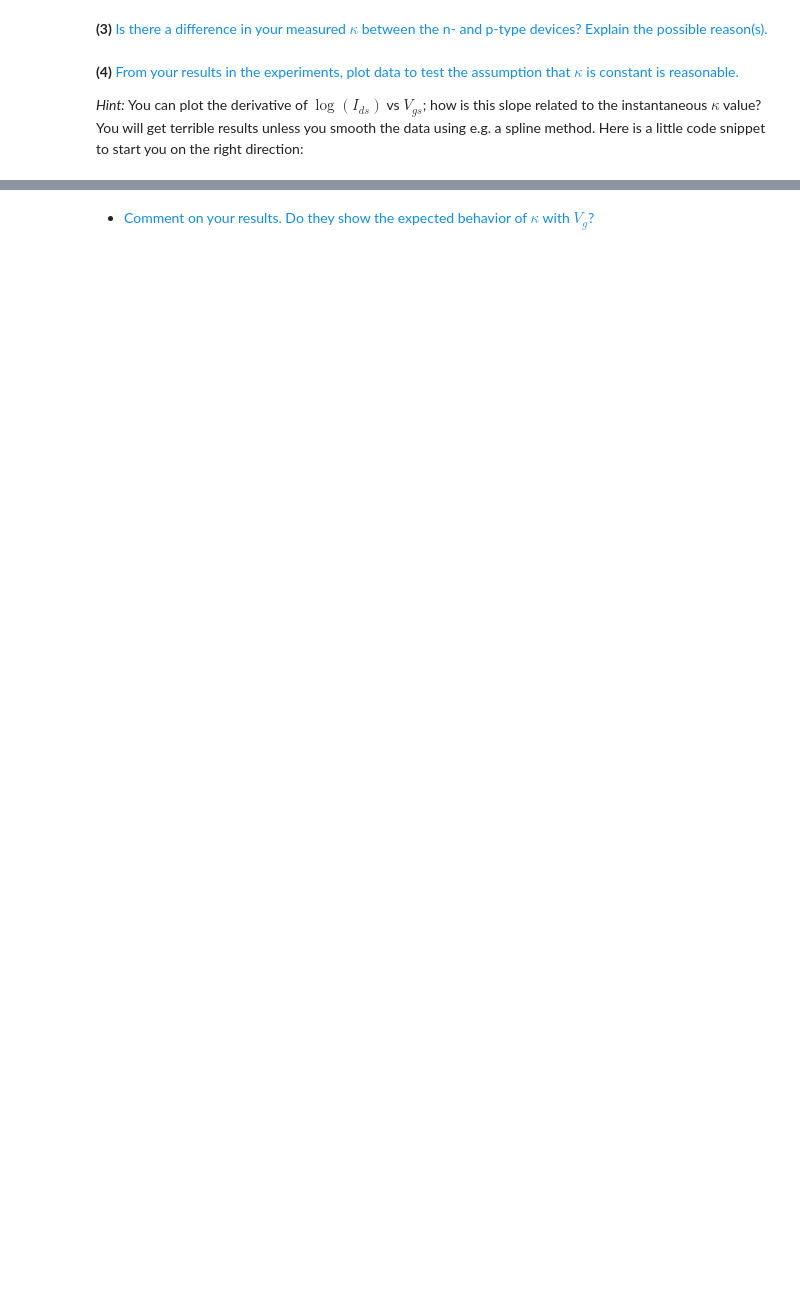
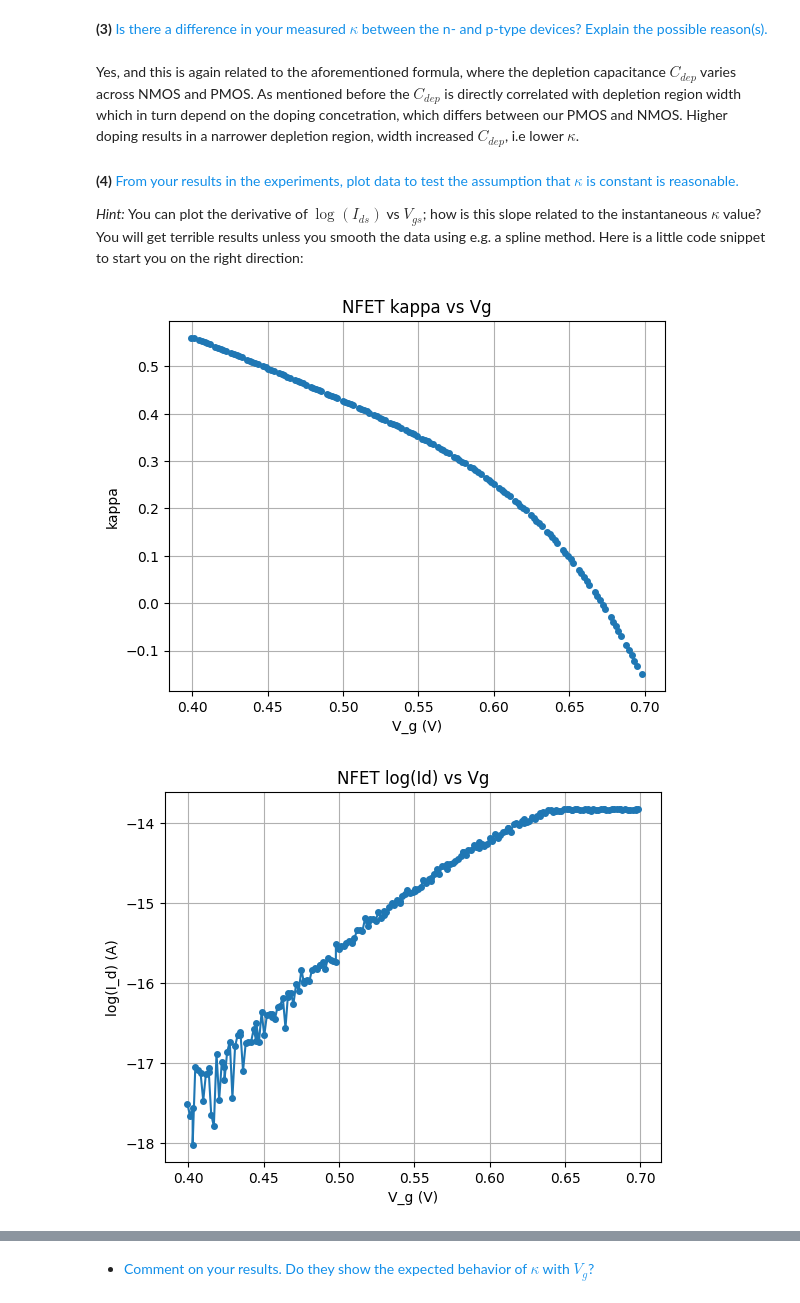
Before and after one commit to MariusFauteux/NE1-CoACH-LABS, a Jupyter notebook: Lab02.ipynb, the cells around one changed output, grey strips where cells are left out. Cells and saved outputs as stored; diff of their text form; code cells hidden in the pictures; blank space fills up the shorter version.

```diff
--- a/Lab02.ipynb
+++ b/Lab02.ipynb
@@ -735,6 +802,8 @@ on the channel (surface) potential? Assume that the doping density is uniform.</
 # %% [markdown]
 **(3)** <font color=#108ee9>Is there a difference in your measured $\kappa$ between the n- and p-type devices? Explain the possible reason(s).
 </font>
+# %% [markdown]
+Yes, and this is again related to the aforementioned formula, where the depletion capacitance $C_{dep}$ varies across NMOS and PMOS. As mentioned before the $C_{dep}$ is directly correlated with depletion region width which in turn depend on the doping concetration, which differs between our PMOS and NMOS. Higher doping results in a narrower depletion region, width increased $C_{dep}$, i.e lower $\kappa$.
 # %% [markdown]
 **(4)** <font color=#108ee9>From your results in the experiments, plot data to test
 the assumption that $\kappa$ is constant is reasonable.</font>
@@ -743,10 +812,29 @@ _Hint:_ You can plot the derivative of $\log(I_{ds})$ vs $V_{gs}$; how is this s
 # %%
 # computing slope from raw data is extremely noisy. We use spline here to fit data and then np.gradient
 # https://docs.scipy.org/doc/scipy/reference/generated/scipy.interpolate.splrep.html#scipy.interpolate.splrep
 # https://docs.scipy.org/doc/scipy/reference/generated/scipy.interpolate.splev.html#scipy.interpolate.splev
 from scipy.interpolate import splrep, splev
-
+import numpy as np
+import matplotlib.pyplot as plt
 ut=25e-3 # thermal voltage
 log_in_smooth=np.log(idn_corrected) # compute log current
 n_spline=splrep(vgn_actual,log_in_smooth,k=5,s=3) # compute the spline parameters n_spline
 k_n=ut*np.gradient(splev(vgn_actual,n_spline),vgn_actual) # evaluate the spline and compute its derivative
+# plot kappa vs Vg
+plt.plot(vgn_actual,k_n,'-o',markersize=4)
+plt.xlabel('V_g (V)')
+plt.ylabel('kappa')
+plt.title('NFET kappa vs Vg')
+plt.grid(True)
+plt.show()
+
+#plot log(i_d) vs Vg
+plt.plot(vgn_actual,np.log(idn_corrected),'-o',markersize=4)
+plt.xlabel('V_g (V)')
+plt.ylabel('log(I_d) (A)')
+plt.title('NFET log(Id) vs Vg')
+plt.grid(True)
+plt.show()
+# %% [output]
+[figure, added]
+[figure, added]
```
Also changed, not shown: parts of 8 cells of this notebook.
